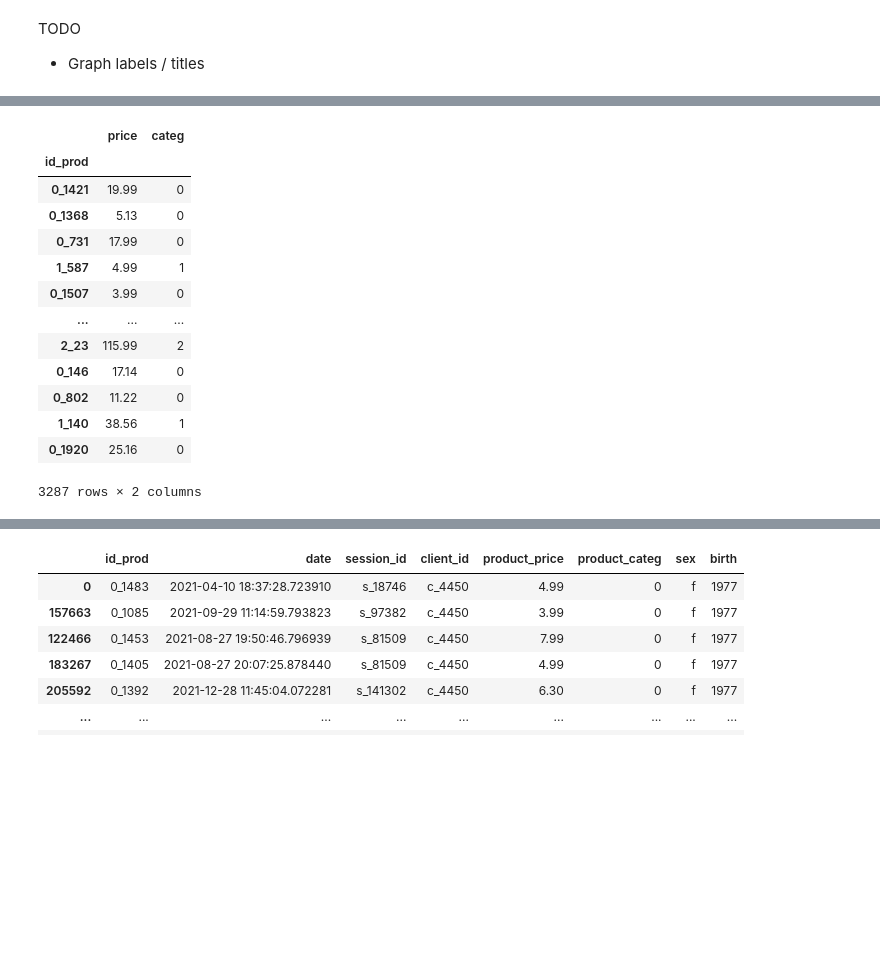
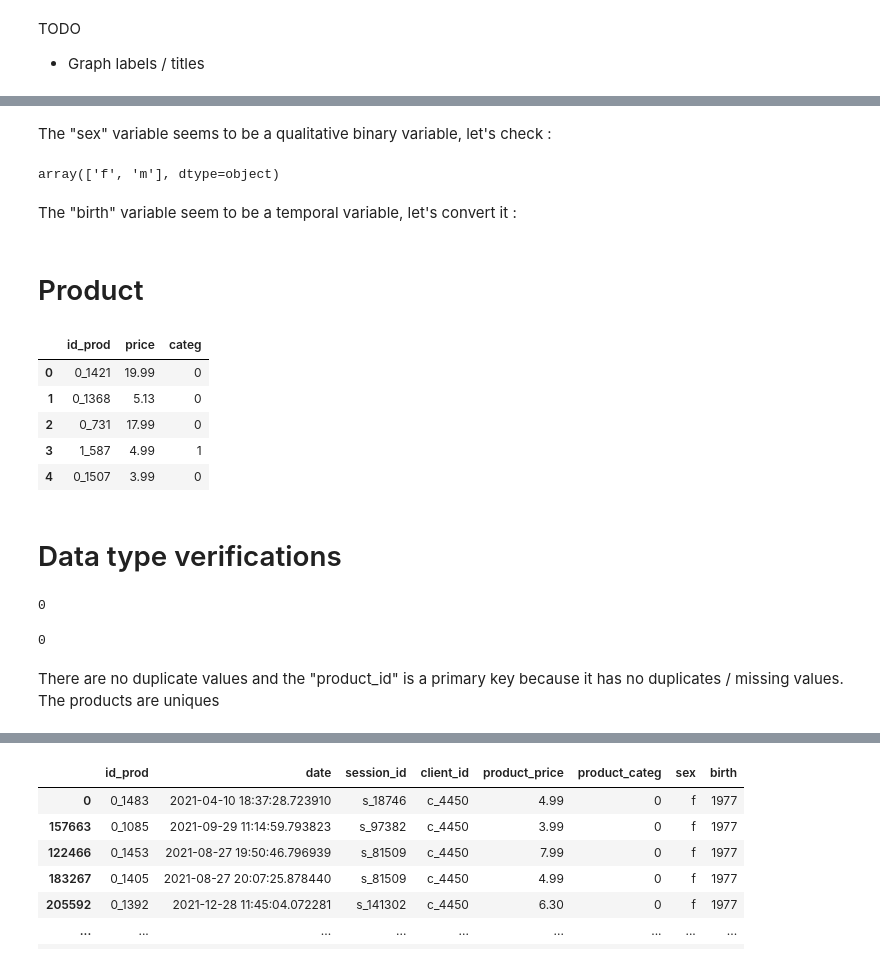
Before and after one commit to MENT3/m2-math-project, a Jupyter notebook: librairie/eda.ipynb, the cells around one changed output, grey strips where cells are left out. Drawn from its saved outputs; the diff is of its cells as text; code cells hidden in the pictures; blank space fills up the shorter version.

```diff
--- a/librairie/eda.ipynb
+++ b/librairie/eda.ipynb
@@ -31,0 +58,8 @@ clients
+# %% [markdown]
+The "sex" variable seems to be a qualitative binary variable, let's check :
+# %%
+clients["sex"].unique()
+# %% [output]
+array(['f', 'm'], dtype=object)
+# %% [markdown]
+The "birth" variable seem to be a temporal variable, let's convert it :
@@ -32,18 +68,26 @@ clients
+# %% [markdown]
+# Product
 # %%
-products = pd.read_csv("produits.csv", index_col="id_prod")
-products
+products = pd.read_csv("produits.csv")
+products.head()
 # %% [output]
-|  | price | categ |
-| id_prod |  |  |
-| 0_1421 | 19.99 | 0 |
-| 0_1368 | 5.13 | 0 |
-| 0_731 | 17.99 | 0 |
-| 1_587 | 4.99 | 1 |
-| 0_1507 | 3.99 | 0 |
-| ... | ... | ... |
-| 2_23 | 115.99 | 2 |
-| 0_146 | 17.14 | 0 |
-| 0_802 | 11.22 | 0 |
-| 1_140 | 38.56 | 1 |
-| 0_1920 | 25.16 | 0 |
+|  | id_prod | price | categ |
+| 0 | 0_1421 | 19.99 | 0 |
+| 1 | 0_1368 | 5.13 | 0 |
+| 2 | 0_731 | 17.99 | 0 |
+| 3 | 1_587 | 4.99 | 1 |
+| 4 | 0_1507 | 3.99 | 0 |
-3287 rows × 2 columns
+# %% [markdown]
+# Data type verifications
+# %%
+# duplicated verification
+products.duplicated().sum()
+# %% [output]
+0
+# %%
+# check if "id_prod" is a primary key
+products["id_prod"].duplicated().sum()
+# %% [output]
+0
+# %% [markdown]
+There are no duplicate values and the "product_id" is a primary key because it has no duplicates / missing values. The products are uniques
```
Also changed, not shown: parts of 50 cells of this notebook.
